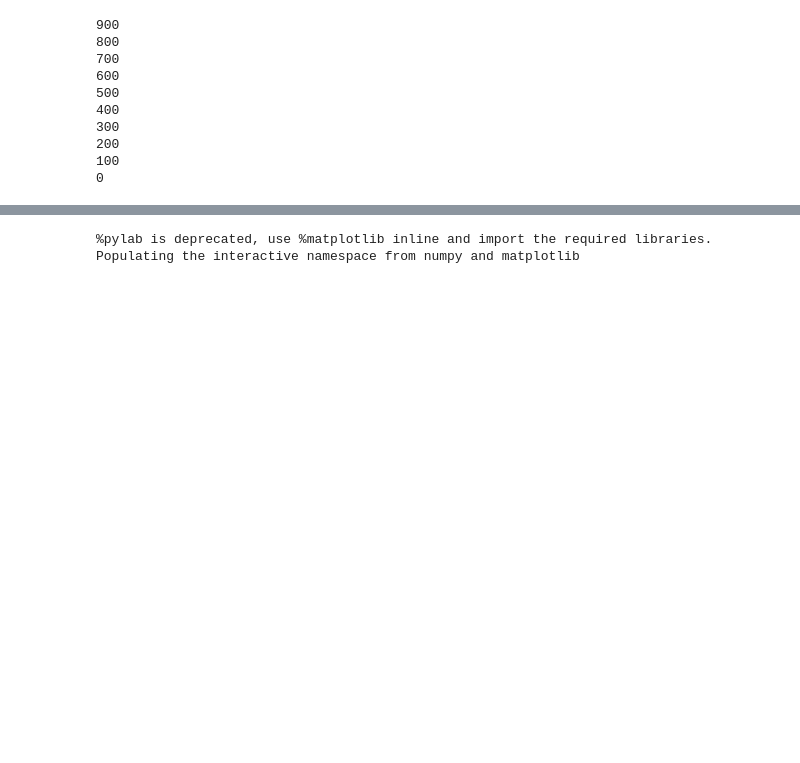
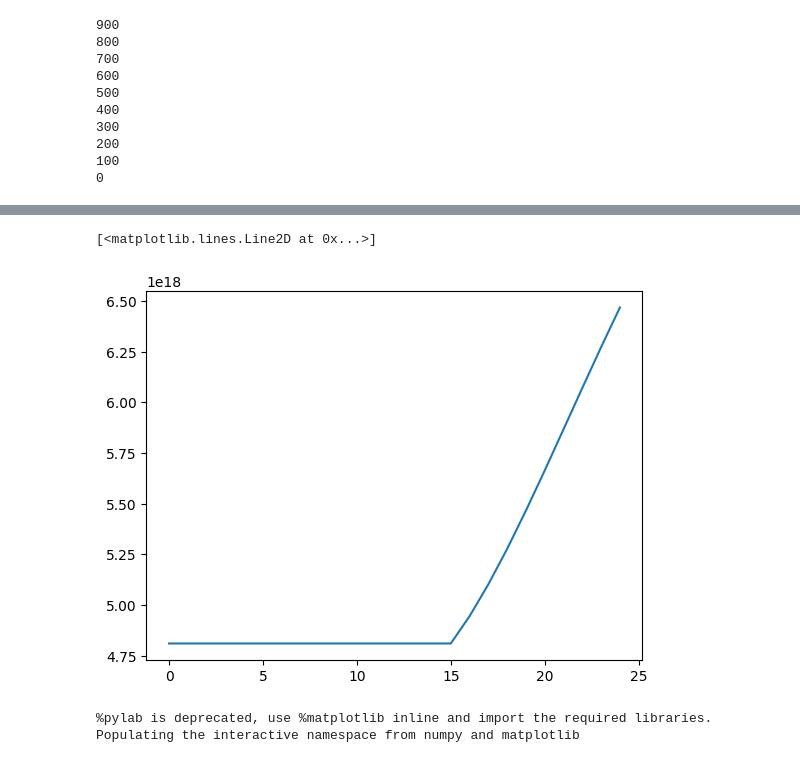
Before and after one commit to TrapSL/Thesis, a Jupyter notebook: Code.ipynb, the cells around one changed output, grey strips where cells are left out. Cells and saved outputs as stored; diff of their text form; code cells hidden in the pictures; blank space fills up the shorter version.

```diff
--- a/Code.ipynb
+++ b/Code.ipynb
@@ -628,3 +639,9 @@ plt.plot(xs,[V[700,x,100] for x in xs])
+# %%
+xs=np.arange(0,25,1)
+plt.plot(xs,[V[700,x,100] for x in xs])
+# %% [output]
+[<matplotlib.lines.Line2D at 0x...>]
+[figure, added]
 # %%
 %pylab inline
 
```
Also changed, not shown: parts of 5 cells of this notebook, 1 other file.
